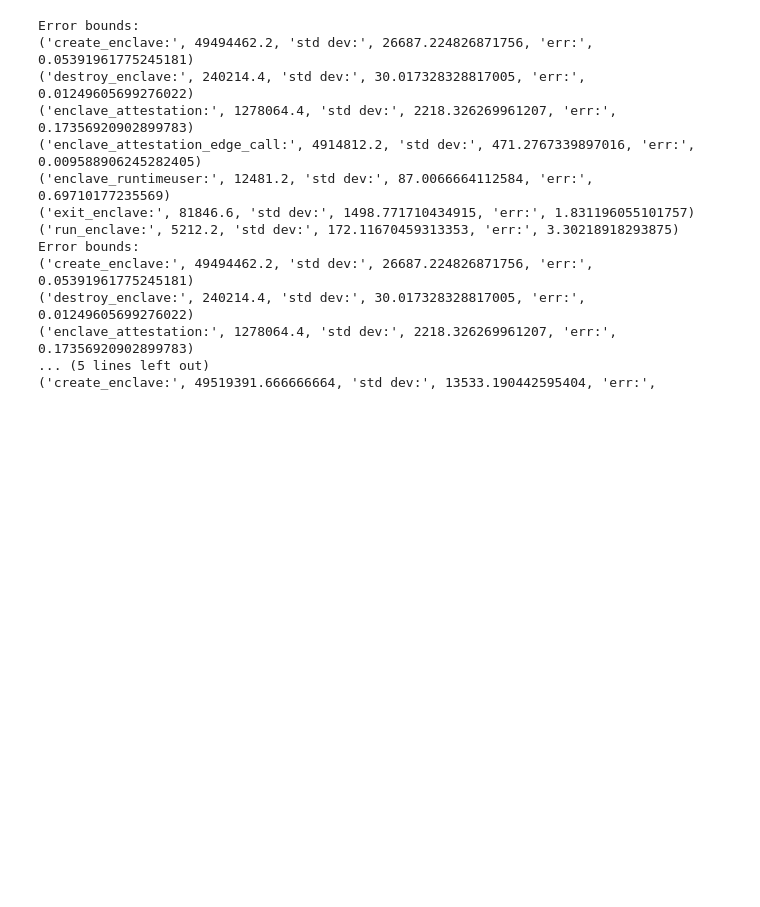
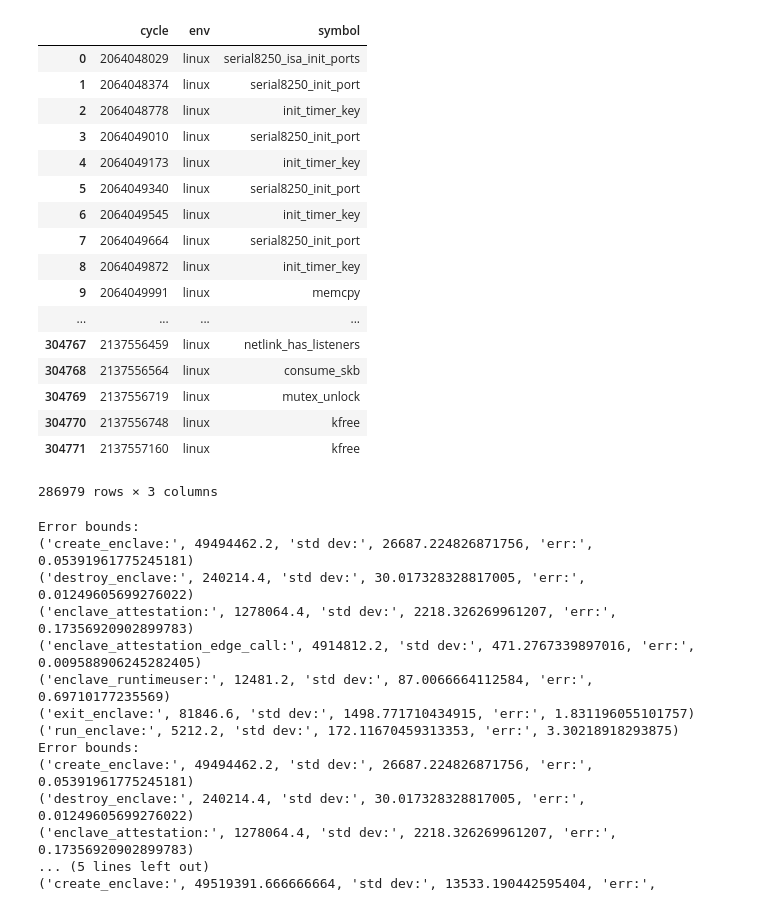
Before and after one commit to keystone-enclave/benchmarks, a Jupyter notebook: benchmark-analysis.ipynb, the cells around one changed output. Saved outputs shown, nothing was run; the diff lists cells and outputs as text; code cells hidden in the pictures; blank space fills up the shorter version.

Commit message:
TinyAES works with native binary, add data

```diff
--- a/benchmark-analysis.ipynb
+++ b/benchmark-analysis.ipynb
@@ -1,30 +1,53 @@
 # %%
 import pandas as pd
 import matplotlib.pyplot as plt
 import numpy as np
 
 from IPython.display import display
 
 # Attestation Datasets
 att_full1 = pd.read_csv("data/att_full1.csv")
 att_full2 = pd.read_csv("data/att_full2.csv")
 att_full3 = pd.read_csv("data/att_full3.csv")
 att_full4 = pd.read_csv("data/att_full4.csv")
 att_full5 = pd.read_csv("data/att_full5.csv")
 
 att_trim1 = pd.read_csv("data/att_trim1.csv")
 att_trim2 = pd.read_csv("data/att_trim2.csv")
 att_trim3 = pd.read_csv("data/att_trim3.csv")
 att_trim4 = pd.read_csv("data/att_trim4.csv")
 att_trim5 = pd.read_csv("data/att_trim5.csv")
 
 # Tiny-AES Datasets
 aes1 = pd.read_csv("data/tinyaes1.csv")
 aes2 = pd.read_csv("data/tinyaes2.csv")
 aes3 = pd.read_csv("data/tinyaes3.csv")
 
+# Native
+aesn1 = pd.read_csv("data/tinyaesn1.csv")
+
 # AVL Tree Datasets
-# Compare Native vs Enclave
+# Compare Native vs Enclave (TODO)
+aesn1[aesn1['env'] == 'linux']
+# %% [output]
+|  | cycle | env | symbol |
+| 0 | 2064048029 | linux | serial8250_isa_init_ports |
+| 1 | 2064048374 | linux | serial8250_init_port |
+| 2 | 2064048778 | linux | init_timer_key |
+| 3 | 2064049010 | linux | serial8250_init_port |
+| 4 | 2064049173 | linux | init_timer_key |
+| 5 | 2064049340 | linux | serial8250_init_port |
+| 6 | 2064049545 | linux | init_timer_key |
+| 7 | 2064049664 | linux | serial8250_init_port |
+| 8 | 2064049872 | linux | init_timer_key |
+| 9 | 2064049991 | linux | memcpy |
+| ... | ... | ... | ... |
+| 304767 | 2137556459 | linux | netlink_has_listeners |
+| 304768 | 2137556564 | linux | consume_skb |
+| 304769 | 2137556719 | linux | mutex_unlock |
+| 304770 | 2137556748 | linux | kfree |
+| 304771 | 2137557160 | linux | kfree |
+286979 rows × 3 columns
 # %%
 class Boundary:
     """A boundary is defined by a start and end symbol along with a name."""
```
Also changed, not shown: parts of 5 cells of this notebook, 2 other files.
